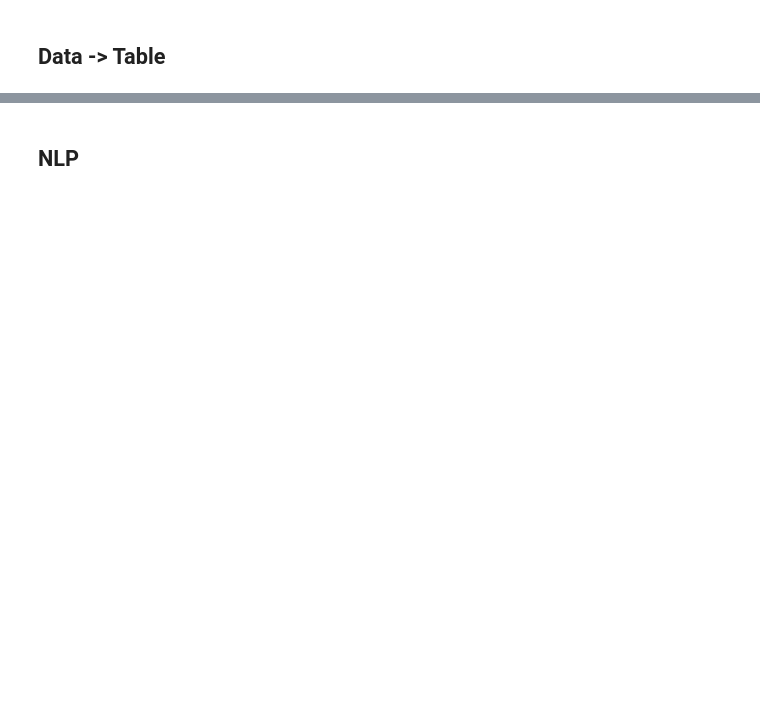
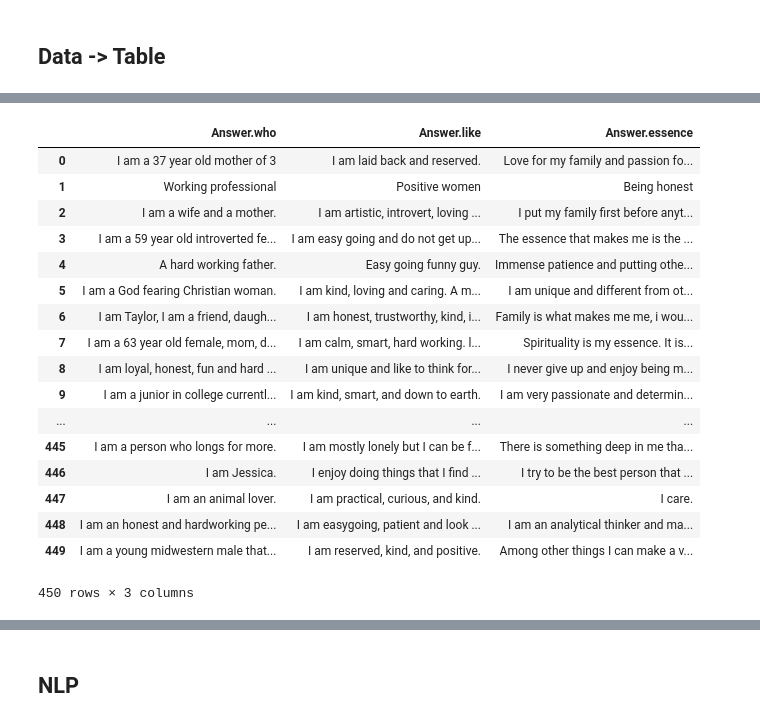
Before and after one commit to akrishna77/CS8903-Essence, a Jupyter notebook: Essence.ipynb, the cells around one changed output, grey strips where cells are left out. Drawn from its saved outputs; the diff is of its cells as text; code cells hidden in the pictures; blank space fills up the shorter version.

```diff
--- a/Essence.ipynb
+++ b/Essence.ipynb
@@ -38,0 +45,23 @@ df[:10]
+# %%
+new_data = pd.read_csv("more_data_450.csv")
+new_data = new_data.filter(["Answer.who", "Answer.like", "Answer.essence"])
+new_data
+# %% [output]
+|  | Answer.who | Answer.like | Answer.essence |
+| 0 | I am a 37 year old mother of 3 | I am laid back and reserved. | Love for my family and passion fo... |
+| 1 | Working professional | Positive women | Being honest |
+| 2 | I am a wife and a mother. | I am artistic, introvert, loving ... | I put my family first before anyt... |
+| 3 | I am a 59 year old introverted fe... | I am easy going and do not get up... | The essence that makes me is the ... |
+| 4 | A hard working father. | Easy going funny guy. | Immense patience and putting othe... |
+| 5 | I am a God fearing Christian woman. | I am kind, loving and caring. A m... | I am unique and different from ot... |
+| 6 | I am Taylor, I am a friend, daugh... | I am honest, trustworthy, kind, i... | Family is what makes me me, i wou... |
+| 7 | I am a 63 year old female, mom, d... | I am calm, smart, hard working. l... | Spirituality is my essence. It is... |
+| 8 | I am loyal, honest, fun and hard ... | I am unique and like to think for... | I never give up and enjoy being m... |
+| 9 | I am a junior in college currentl... | I am kind, smart, and down to earth. | I am very passionate and determin... |
+| ... | ... | ... | ... |
+| 445 | I am a person who longs for more. | I am mostly lonely but I can be f... | There is something deep in me tha... |
+| 446 | I am Jessica. | I enjoy doing things that I find ... | I try to be the best person that ... |
+| 447 | I am an animal lover. | I am practical, curious, and kind. | I care. |
+| 448 | I am an honest and hardworking pe... | I am easygoing, patient and look ... | I am an analytical thinker and ma... |
+| 449 | I am a young midwestern male that... | I am reserved, kind, and positive. | Among other things I can make a v... |
+450 rows × 3 columns
```
Also changed, not shown: parts of 53 cells of this notebook, 1 other file.
